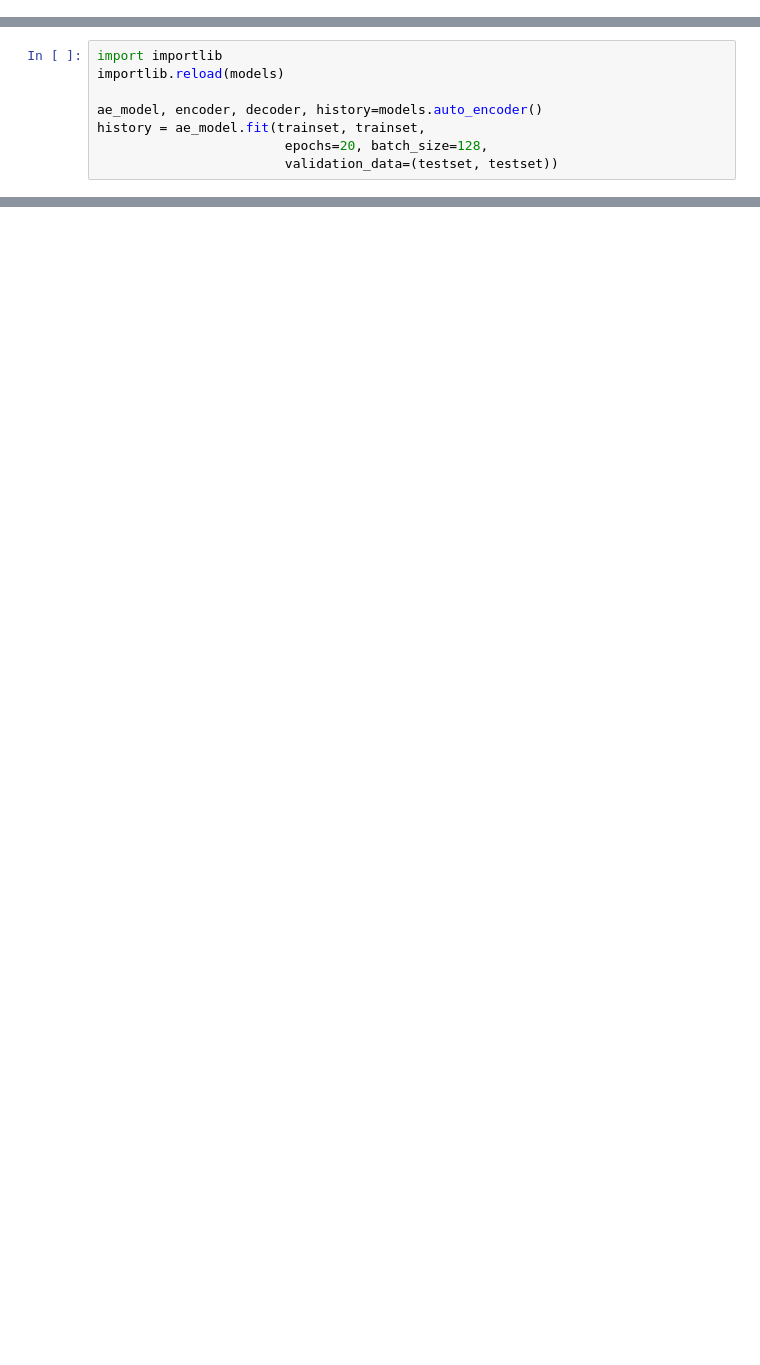
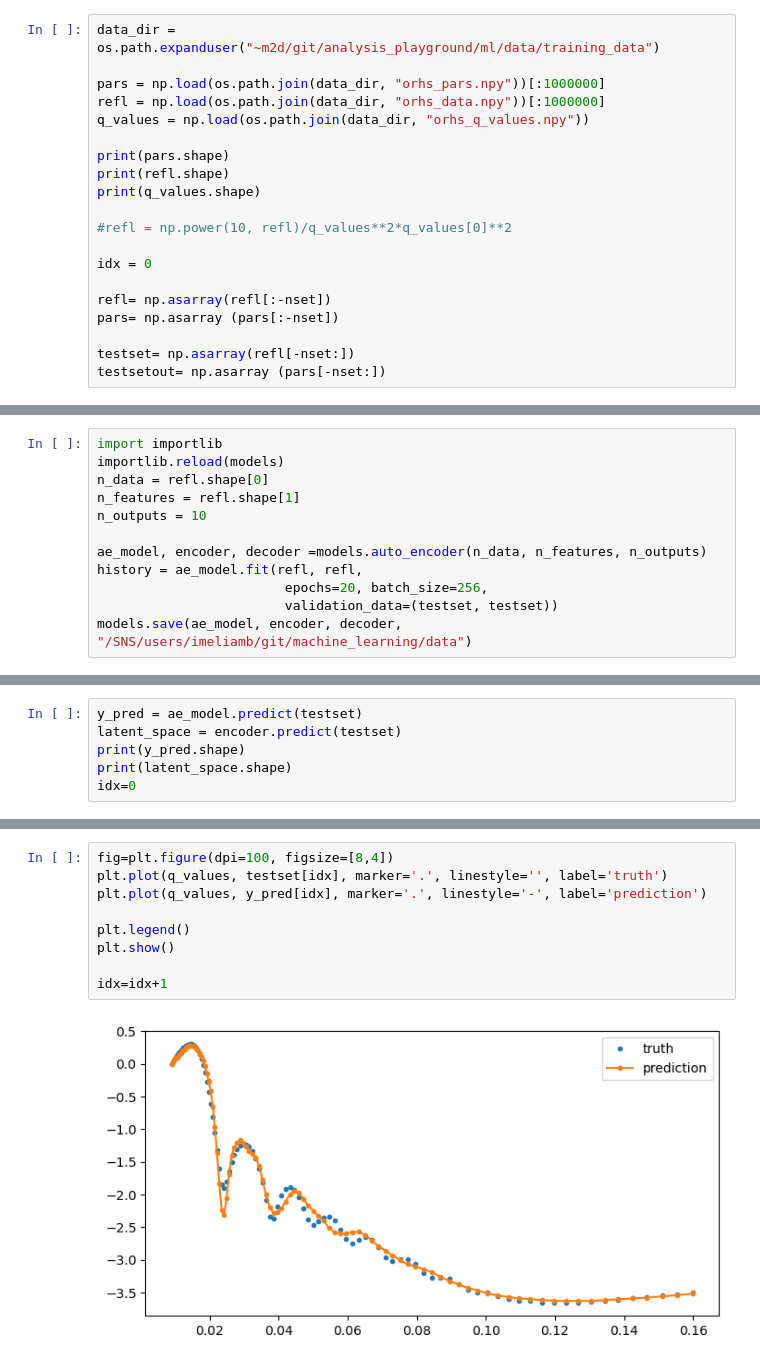
Before and after one commit to imeliamb/machine_learning, a Jupyter notebook: notebooks/refl_1.ipynb, the cells around one changed output, grey strips where cells are left out. Cells and saved outputs as stored; diff of their text form; blank space fills up the shorter version.

```diff
--- a/notebooks/refl_1.ipynb
+++ b/notebooks/refl_1.ipynb
@@ -7,0 +10,20 @@ import models
+# %%
+data_dir = os.path.expanduser("~m2d/git/analysis_playground/ml/data/training_data")
+
+pars = np.load(os.path.join(data_dir, "orhs_pars.npy"))[:1000000]
+refl = np.load(os.path.join(data_dir, "orhs_data.npy"))[:1000000]
+q_values = np.load(os.path.join(data_dir, "orhs_q_values.npy"))
+
+print(pars.shape)
+print(refl.shape)
+print(q_values.shape)
+
+#refl = np.power(10, refl)/q_values**2*q_values[0]**2
+
+idx = 0
+
+refl= np.asarray(refl[:-nset])
+pars= np.asarray (pars[:-nset])
+
+testset= np.asarray(refl[-nset:])
+testsetout= np.asarray (pars[-nset:])
@@ -8,9 +34,13 @@ import models
 # %%
 import importlib
 importlib.reload(models)
+n_data = refl.shape[0]
+n_features = refl.shape[1]
+n_outputs = 10
 
-ae_model, encoder, decoder, history=models.auto_encoder()
-history = ae_model.fit(trainset, trainset,
-                        epochs=20, batch_size=128,
+ae_model, encoder, decoder =models.auto_encoder(n_data, n_features, n_outputs)
+history = ae_model.fit(refl, refl,
+                        epochs=20, batch_size=256,
                         validation_data=(testset, testset))
+models.save(ae_model, encoder, decoder, "/SNS/users/imeliamb/git/machine_learning/data")
 # %% [output]
@@ -17,0 +68,6 @@ NameError: name 'trainset' is not defined
+# %%
+y_pred = ae_model.predict(testset)
+latent_space = encoder.predict(testset)
+print(y_pred.shape)
+print(latent_space.shape)
+idx=0
@@ -17,0 +79,11 @@ NameError: name 'trainset' is not defined
+# %%
+fig=plt.figure(dpi=100, figsize=[8,4])
+plt.plot(q_values, testset[idx], marker='.', linestyle='', label='truth')
+plt.plot(q_values, y_pred[idx], marker='.', linestyle='-', label='prediction')
+
+plt.legend()
+plt.show()
+
+idx=idx+1
+# %% [output]
+[figure, added]
```
Also changed, not shown: parts of 8 cells of this notebook, 2 other files.
